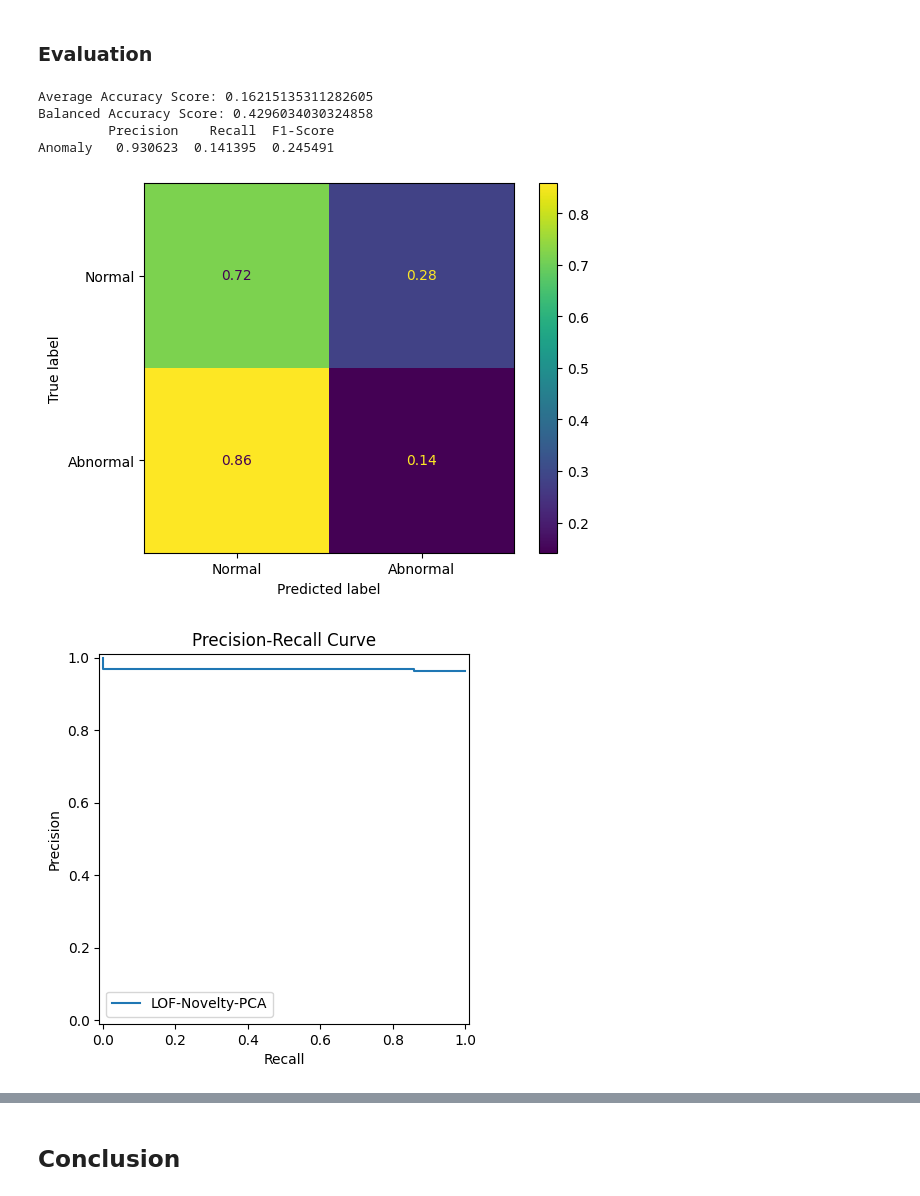
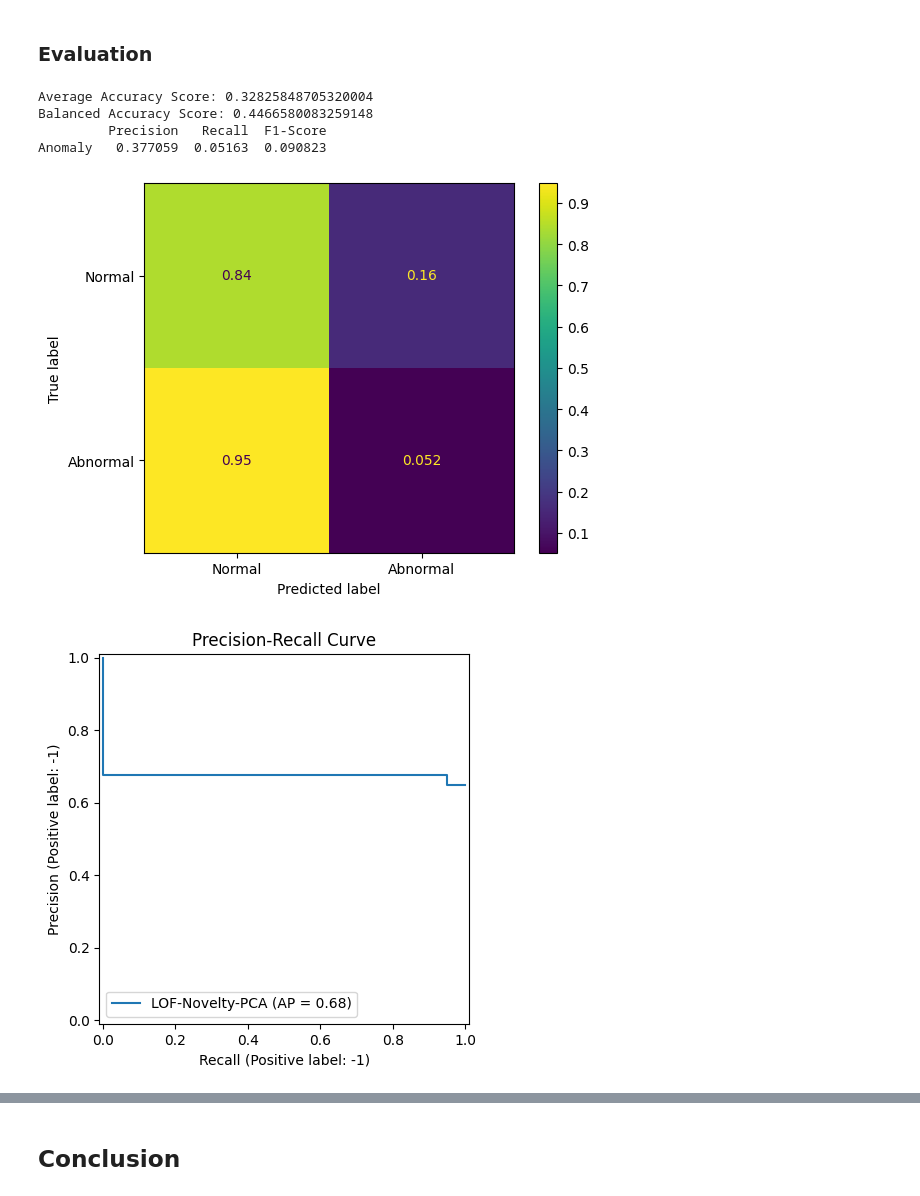
Before and after one commit to Harish-Projects/Bachelorarbeit, a Jupyter notebook: LOF.ipynb, the cells around one changed output, grey strips where cells are left out. Drawn from its saved outputs; the diff is of its cells as text; code cells hidden in the pictures.

```diff
--- a/LOF.ipynb
+++ b/LOF.ipynb
@@ -292,7 +327,7 @@ Dataset_only0 = Dataset_res.loc[Target_res['Attack_label'] == 0] # normal label
 Dataset_only1 = Dataset_res.loc[Target_res['Attack_label'] == 1]
 
 array_train_0, array_test_0 = train_test_split(Dataset_only0, train_size=0.5, random_state=22)
-array_train_1, array_test_1 = train_test_split(Dataset_only1, train_size=0.10, random_state=22)
+array_train_1, array_test_1 = train_test_split(Dataset_only1, train_size=0.05, random_state=22)
 print("array_train_0 shape: ", array_train_0.shape, "\narray_train_1 shape: ", array_train_1.shape)
 
 X_train = pd.concat([array_train_0, array_train_1])
@@ -381,39 +416,30 @@ Y_pred = lof.fit_predict(X_test)
 # %%
 from sklearn import metrics
 
 metrics.ConfusionMatrixDisplay.from_predictions(Y_test, Y_pred, normalize= 'true', labels=[1, -1],  display_labels=['Normal', 'Abnormal'])
 
 print("Average Accuracy Score:",metrics.accuracy_score(Y_test, Y_pred)) # Model Accuracy
 print("Balanced Accuracy Score:",metrics.balanced_accuracy_score(Y_test, Y_pred)) # balanced Accuracy
 df_metric = pd.DataFrame({'Precision':metrics.precision_score(Y_test, Y_pred, pos_label= -1, average = 'binary'),
                         'Recall': metrics.recall_score(Y_test, Y_pred, pos_label= -1,average = 'binary'),
                         'F1-Score': metrics.f1_score(Y_test, Y_pred, pos_label= -1, average = 'binary')},
                         index=['Anomaly'])
 
 print(df_metric)
 
 
 #Precision-Recall Curve
-prec, recall, thresh = metrics.precision_recall_curve(Y_test, Y_pred, pos_label= -1)
-pr_display = metrics.PrecisionRecallDisplay(precision=prec, recall=recall, estimator_name='LOF-Novelty-PCA').plot()
+pr_display = metrics.PrecisionRecallDisplay.from_predictions(Y_test, Y_pred, pos_label= -1, name='LOF-Novelty-PCA')
 plt.title('Precision-Recall Curve')
 
-fpr, tpr, thresh = metrics.roc_curve(Y_test, Y_pred, pos_label= -1)
-roc_auc = metrics.auc(fpr, tpr)
-roc_display = metrics.RocCurveDisplay(fpr=fpr, tpr=tpr, roc_auc=roc_auc, estimator_name= 'LOF-Novelty-PCA')
-
-J = tpr - fpr
-best_threshhold_index = np.argmax(J)
-best_tpr= tpr[best_threshhold_index]
-best_fpr= fpr[best_threshhold_index]
-roc_display.plot()
-plt.scatter(best_fpr, best_tpr, c = 'red')
+#ROC Curve
+roc_display = metrics.RocCurveDisplay.from_predictions(Y_test, Y_pred, pos_label= -1, name= 'LOF-Novelty-PCA')
 plt.title("ROC Curve")
 plt.show()
 # %% [output]
-Average Accuracy Score: 0.16215135311282605
-Balanced Accuracy Score: 0.4296034030324858
-         Precision    Recall  F1-Score
-Anomaly   0.930623  0.141395  0.245491
+Average Accuracy Score: 0.32825848705320004
+Balanced Accuracy Score: 0.4466580083259148
+         Precision   Recall  F1-Score
+Anomaly   0.377059  0.05163  0.090823
-[figure, old version]
+[figure, new version]
-[figure, old version]
+[figure, new version]
```
Also changed, not shown: parts of 7 cells of this notebook, 8 other files.
